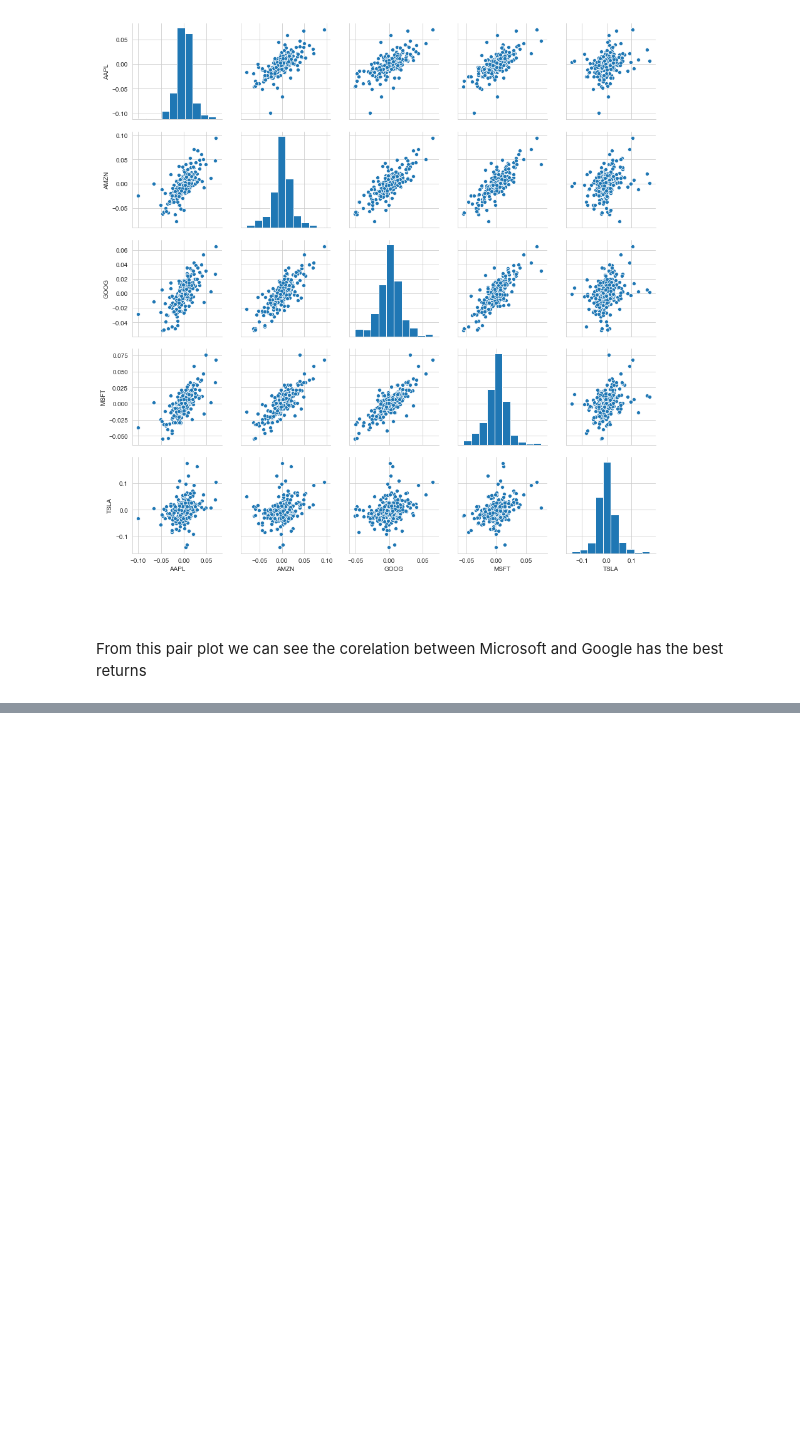
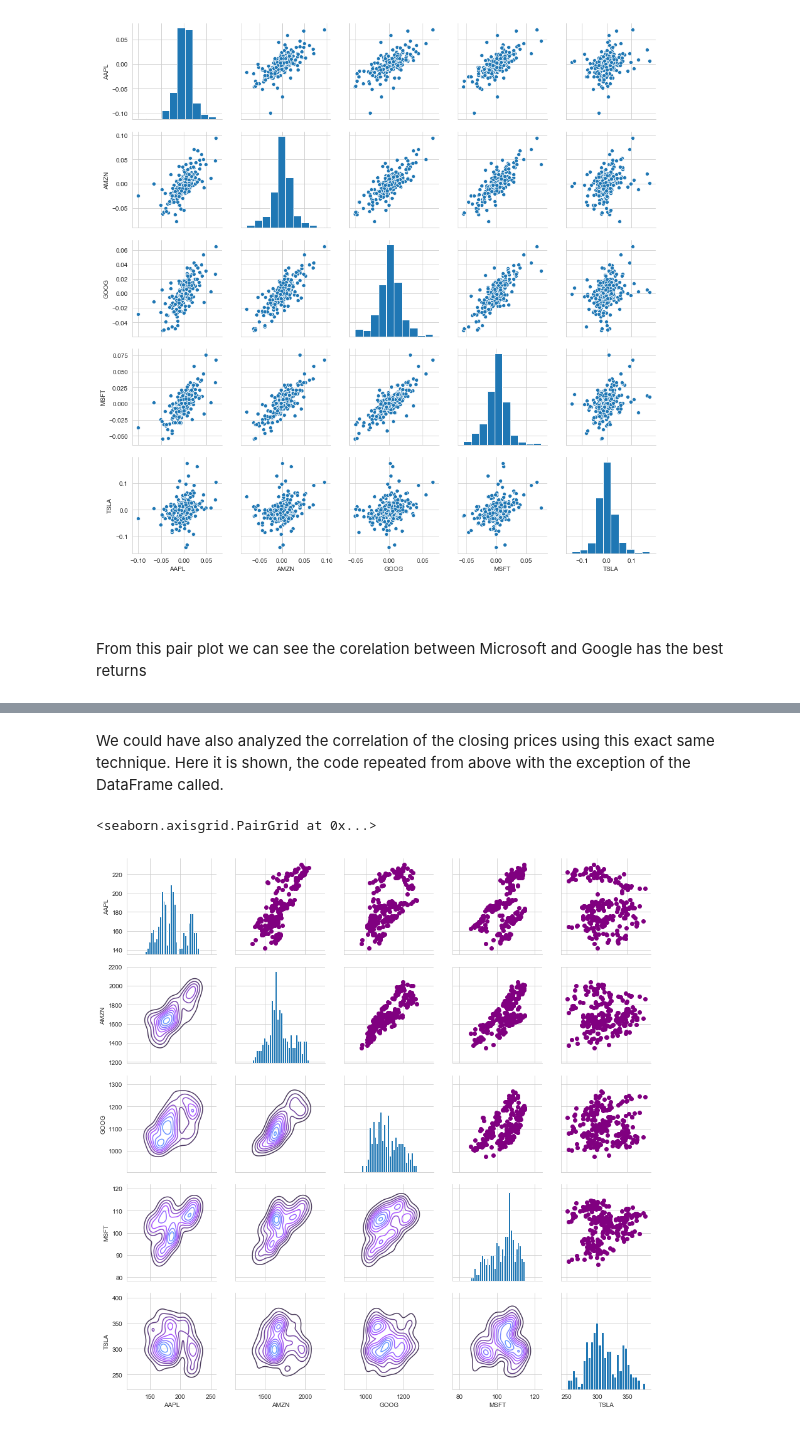
Before and after one commit to ajmal017/Finding-the-risk-in-stock-market-Pandas-, a Jupyter notebook: Technology Stock market analysis finding risk and predictive future stock prices.ipynb, the cells around one changed output, grey strips where cells are left out. Saved outputs shown, nothing was run; the diff lists cells and outputs as text; code cells hidden in the pictures; blank space fills up the shorter version.

```diff
--- a/Technology Stock market analysis finding risk and predictive future stock prices.ipynb
+++ b/Technology Stock market analysis finding risk and predictive future stock prices.ipynb
@@ -142,0 +143,17 @@ g.map_diag(sns.kdeplot, lw=4);
+# %% [markdown]
+We could have also analyzed the correlation of the closing prices using this exact same technique. Here it is shown, the code repeated from above with the exception of the DataFrame called.
+# %%
+# Set up our figure by naming it returns_fig, call PairPLot on the DataFrame
+returns_fig = sns.PairGrid(closing_df)
+
+# Using map_upper we can specify what the upper triangle will look like.
+returns_fig.map_upper(plt.scatter,color='purple')
+
+# We can also define the lower triangle in the figure, inclufing the plot type (kde) or the color map (BluePurple)
+returns_fig.map_lower(sns.kdeplot,cmap='cool_d')
+
+# Finally we'll define the diagonal as a series of histogram plots of the closing price
+returns_fig.map_diag(plt.hist,bins=30)
+# %% [output]
+<seaborn.axisgrid.PairGrid at 0x...>
+[figure, added]
```
Also changed, not shown: parts of 21 cells of this notebook.
